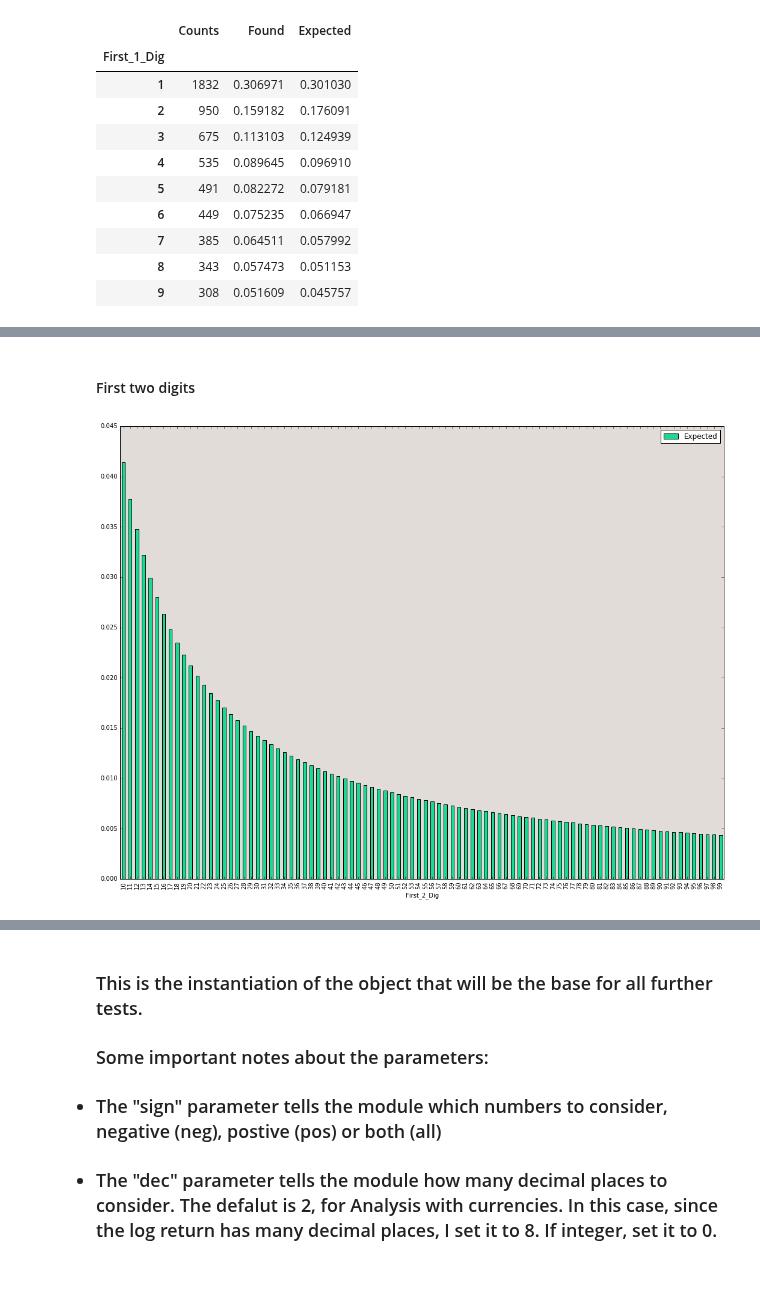
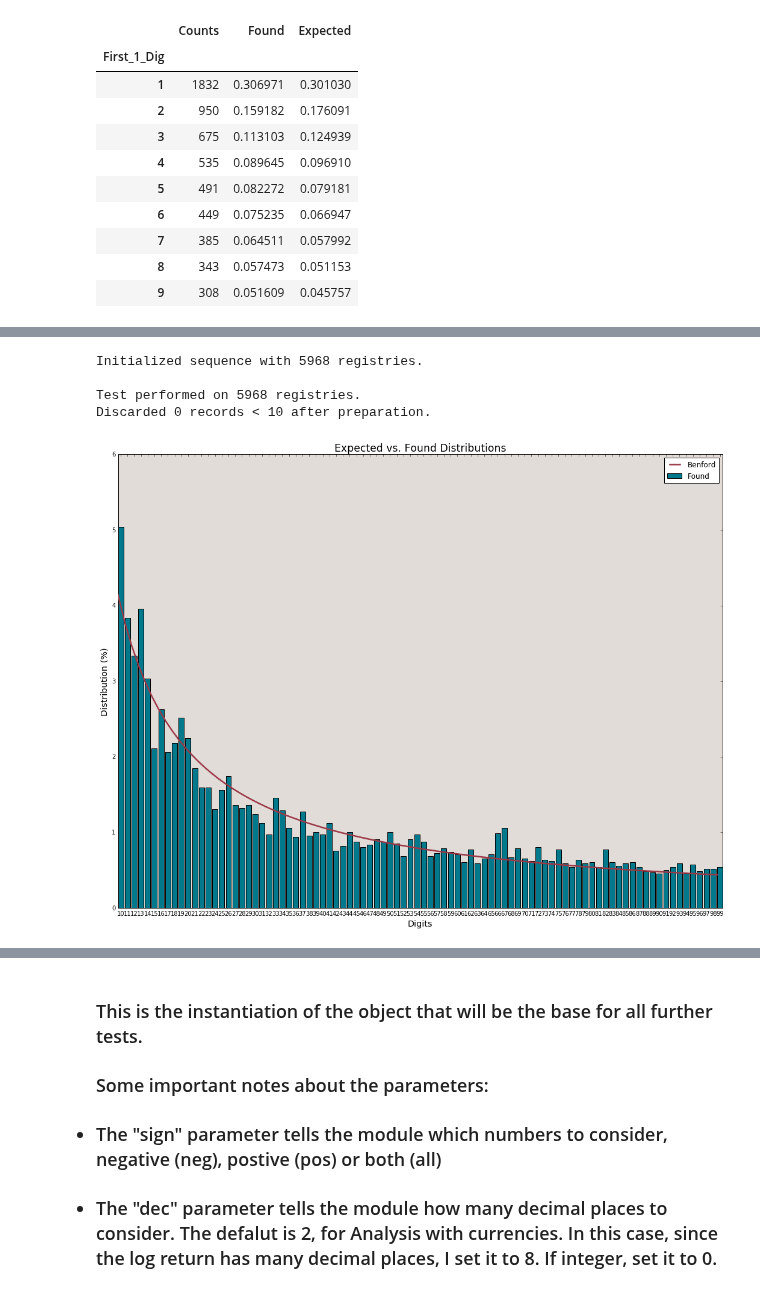
Before and after one commit to milcent/benford_py, a Jupyter notebook: Demo.ipynb, the cells around one changed output, grey strips where cells are left out. Cells and saved outputs as stored; diff of their text form; code cells hidden in the pictures.

```diff
--- a/Demo.ipynb
+++ b/Demo.ipynb
@@ -159,9 +79,11 @@ f1d
-# %% [markdown]
-#### First two digits
-# %%
-f2d = bf.First(2) # 10-99
-# %% [output]
-[figure, removed]
+# %%
+f2d = bf.first_digits(sp.l_r, digs=2, decimals=8) # Note the parameter digs=2!
+# %% [output]
+Initialized sequence with 5968 registries.
+
+Test performed on 5968 registries.
+Discarded 0 records < 10 after preparation.
+[figure, added]
 # %%
 f2d.head()
 # %% [output]
```
Also changed, not shown: parts of 54 cells of this notebook, 1 other file.
